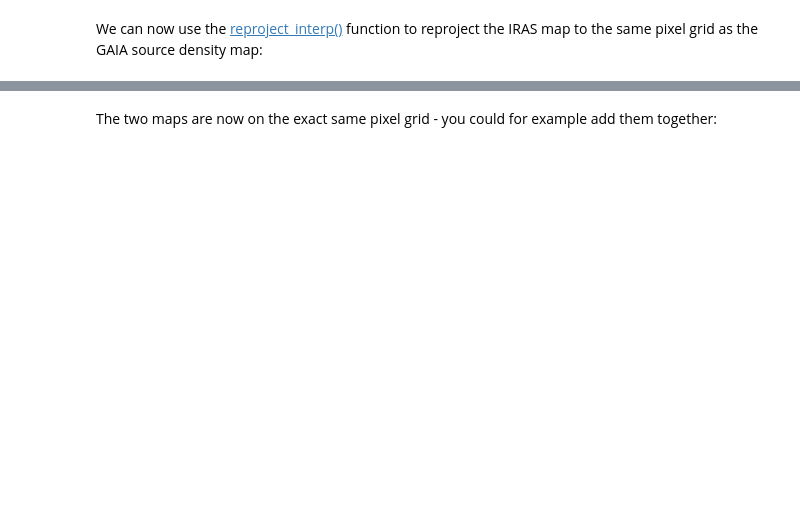
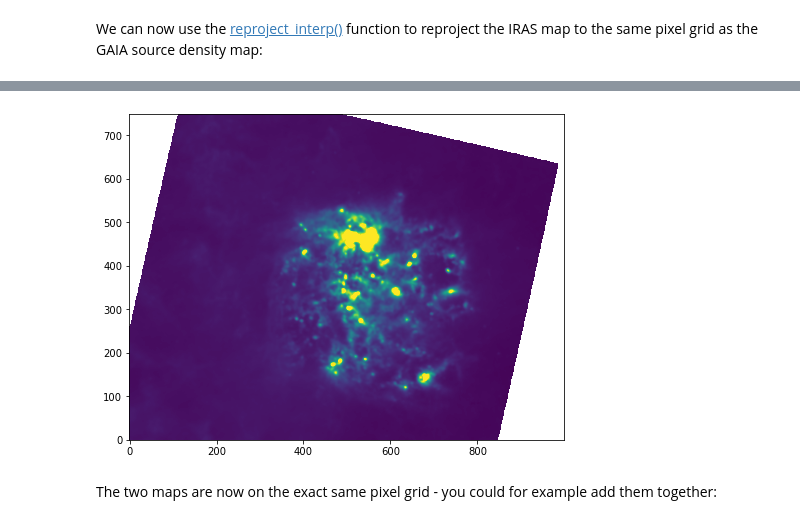
Before and after one commit to maria8ch/ASTR497, a Jupyter notebook: astropy_notebooks/11-reproject.ipynb, the cells around one changed output, grey strips where cells are left out. Cells and saved outputs as stored; diff of their text form; code cells hidden in the pictures; blank space fills up the shorter version.

```diff
--- a/astropy_notebooks/11-reproject.ipynb
+++ b/astropy_notebooks/11-reproject.ipynb
@@ -45,2 +95,6 @@ We can now use the [reproject_interp()](https://reproject.readthedocs.io/en/late
+# %%
+plt.imshow(iras_reprojected, vmax=100);
+# %% [output]
+[figure, added]
 # %% [markdown]
 The two maps are now on the exact same pixel grid - you could for example add them together:
```
Also changed, not shown: parts of 18 cells of this notebook.
